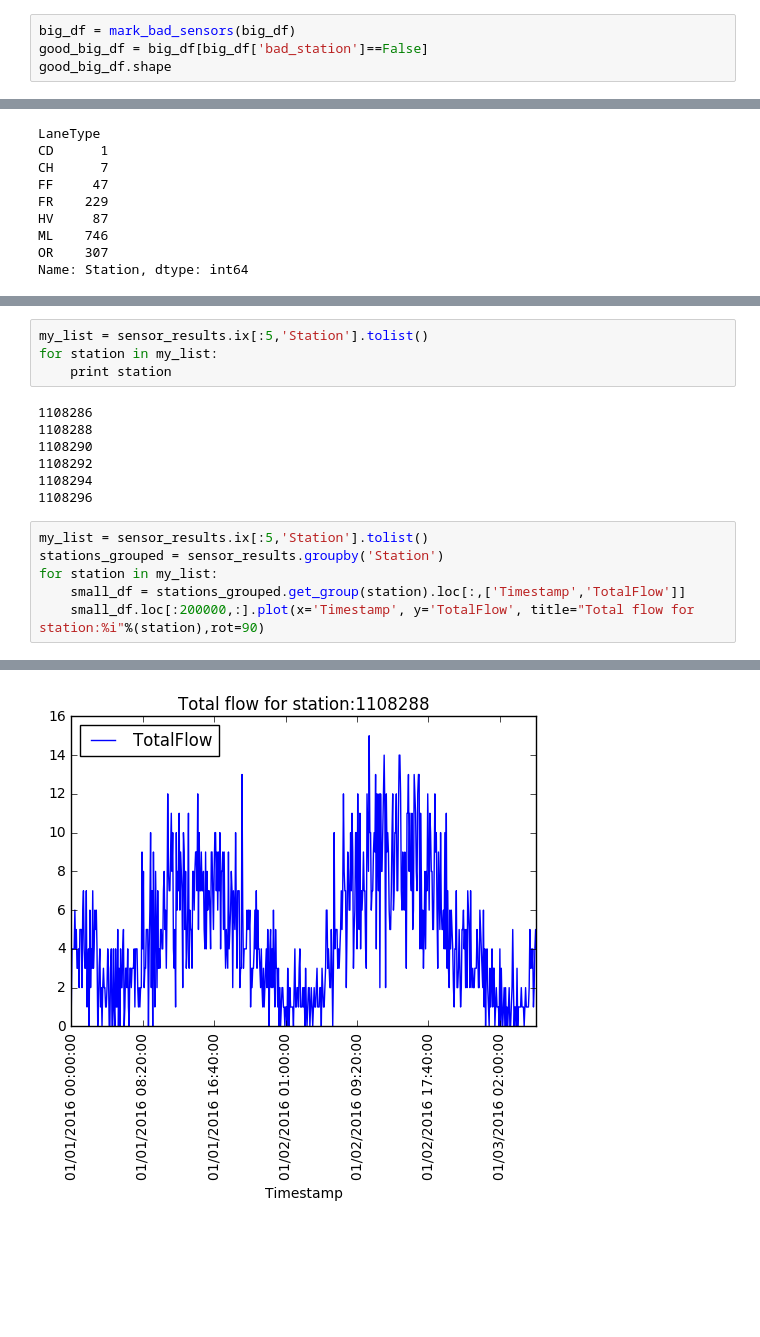
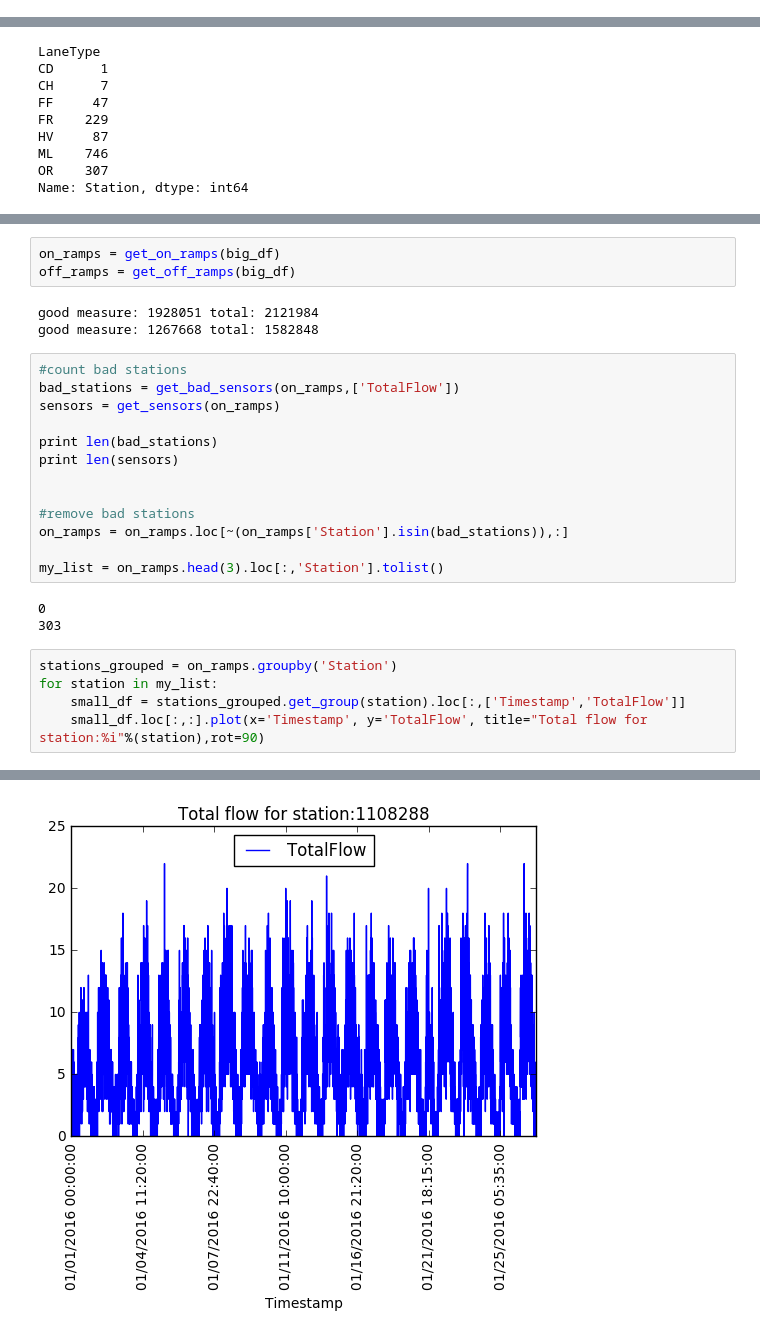
Before and after one commit to abrespect/DSE_Cohort2_Traffic_Capstone, a Jupyter notebook: C2 Exploratory/Explore_Ramp_Relationship.ipynb, the cells around one changed output, grey strips where cells are left out. Cells and saved outputs as stored; diff of their text form; blank space fills up the shorter version.

Commit message:
finished ramp exploration

```diff
--- a/C2 Exploratory/Explore_Ramp_Relationship.ipynb
+++ b/C2 Exploratory/Explore_Ramp_Relationship.ipynb
@@ -116,4 +140,0 @@ big_df.shape
-# %%
-big_df = mark_bad_sensors(big_df)
-good_big_df = big_df[big_df['bad_station']==False]
-good_big_df.shape
@@ -223,18 +162,28 @@ sensor_results.loc[:,['TotalFlow','AvgOccupancy','AvgSpeed']].describe()
-# %%
-my_list = sensor_results.ix[:5,'Station'].tolist()
-for station in my_list:
-    print station
-# %% [output]
-1108286
-1108288
-1108290
-1108292
-1108294
-1108296
+# %%
+on_ramps = get_on_ramps(big_df)
+off_ramps = get_off_ramps(big_df)
+# %% [output]
+good measure: 1928051 total: 2121984
+good measure: 1267668 total: 1582848
+# %%
+#count bad stations
+bad_stations = get_bad_sensors(on_ramps,['TotalFlow'])
+sensors = get_sensors(on_ramps)
+
+print len(bad_stations)
+print len(sensors)
+
+
+#remove bad stations
+on_ramps = on_ramps.loc[~(on_ramps['Station'].isin(bad_stations)),:]
+
+my_list = on_ramps.head(3).loc[:,'Station'].tolist()
+# %% [output]
+0
+303
 # %%
-my_list = sensor_results.ix[:5,'Station'].tolist()
-stations_grouped = sensor_results.groupby('Station')
+stations_grouped = on_ramps.groupby('Station')
 for station in my_list:
     small_df = stations_grouped.get_group(station).loc[:,['Timestamp','TotalFlow']]
-    small_df.loc[:200000,:].plot(x='Timestamp', y='TotalFlow', title="Total flow for station:%i"%(station),rot=90)
+    small_df.loc[:,:].plot(x='Timestamp', y='TotalFlow', title="Total flow for station:%i"%(station),rot=90)
 # %% [output]
@@ -242 +191 @@ for station in my_list:
-[figure, old version]
+[figure, new version]
```
Also changed, not shown: parts of 31 cells of this notebook.
